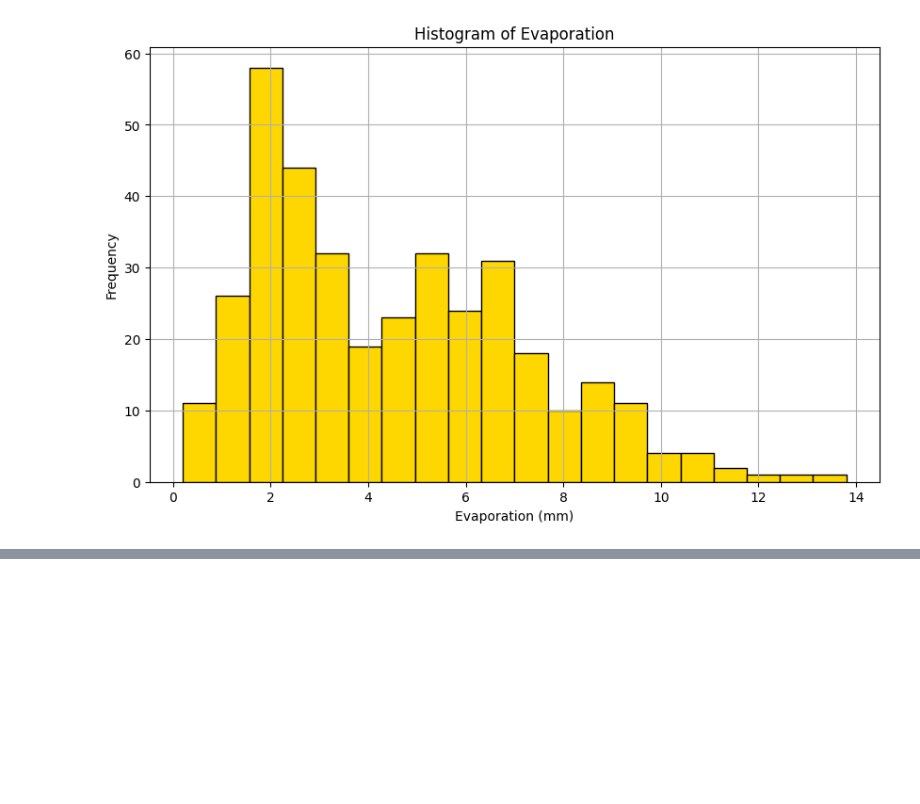
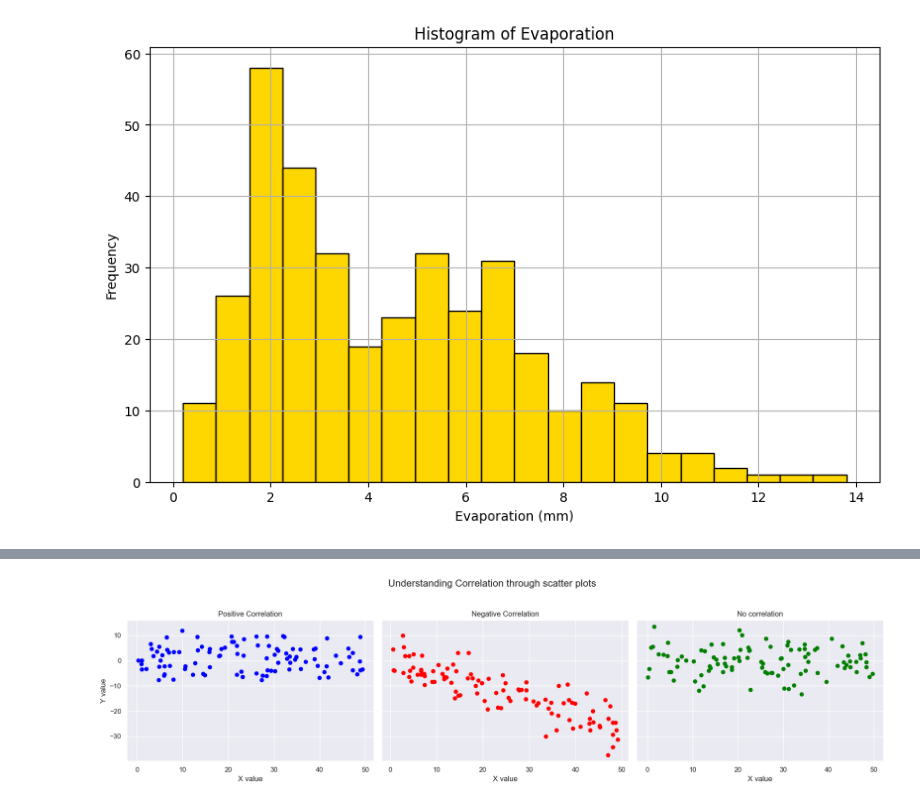
Before and after one commit to codewithssm/Weather-Data-Project, a Jupyter notebook: index.ipynb, the cells around one changed output, grey strips where cells are left out. Saved outputs shown, nothing was run; the diff lists cells and outputs as text; code cells hidden in the pictures; blank space fills up the shorter version.

```diff
--- a/index.ipynb
+++ b/index.ipynb
@@ -148,0 +185,47 @@ plt.show()
+# %%
+#@title Some random data
+# Ensure plots are styled nicely
+import pandas as pd
+import seaborn as sns
+sns.set_theme()
+
+#Positive correlation data
+np.random.seed(0)
+x_pos = np.random.rand(100) * 50
+y_pos = np.random.normal(0, 5, 100)
+
+# Negative correlation data
+x_neg = np.random.rand(100) * 50
+y_neg = -x_neg * 0.5 + np.random.normal(0, 5, 100)
+
+#No correlation data
+x_no = np.random.rand(100) * 50
+y_no = np.random.normal(0, 5, 100)
+# %%
+#@title Let us understand it via Vizualization
+
+fig, axes = plt.subplots(1, 3, figsize=(18,5), sharey = True)
+fig.suptitle("Understanding Correlation through scatter plots", fontsize = 16)
+
+#Positive correlation plot
+axes[0].scatter(x_pos, y_pos, color="blue")
+axes[0].set_title("Positive Correlation")
+axes[0].set_xlabel("X value")
+axes[0].set_ylabel("Y value")
+
+#Negative correlation plot
+axes[1].scatter(x_neg, y_neg, color="red")
+axes[1].set_title("Negative Correlation")
+axes[1].set_xlabel("X value")
+
+
+#No correlation plot
+axes[2].scatter(x_no, y_no, color="green")
+axes[2].set_title("No correlation")
+axes[2].set_xlabel("X value")
+
+
+plt.tight_layout(rect=[0, 0.03, 1, 0.95])
+plt.show()
+# %% [output]
+[figure, added]
```
Also changed, not shown: parts of 8 cells of this notebook.
